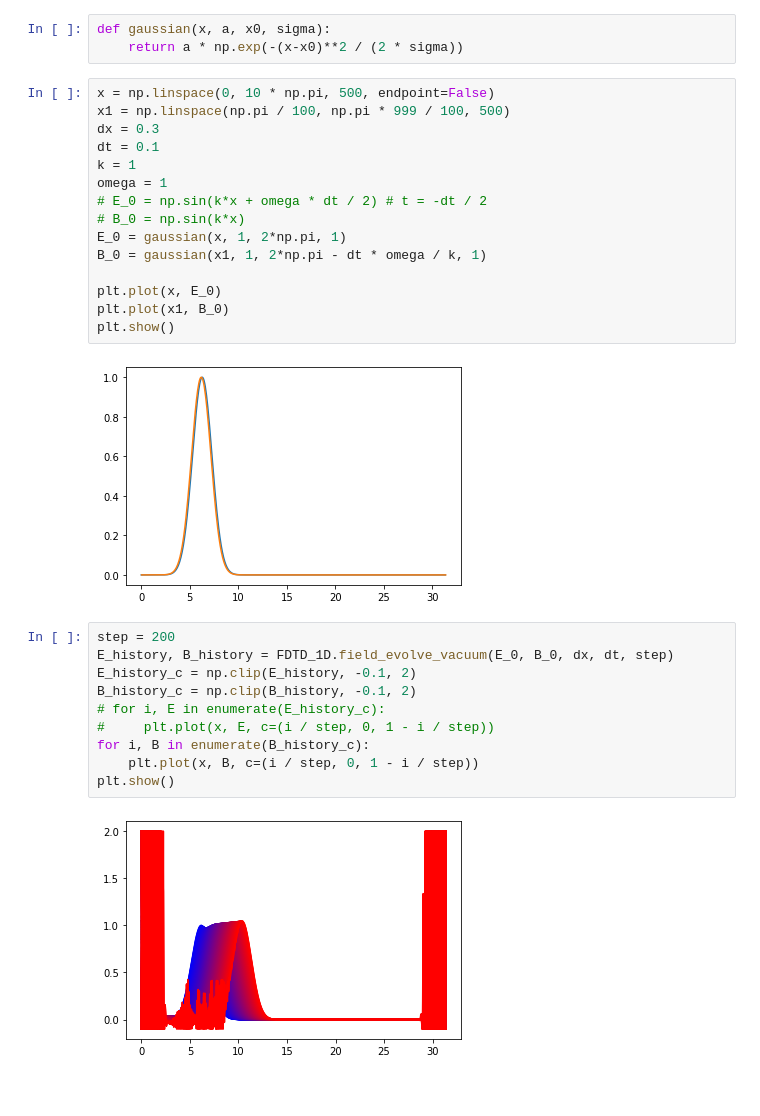
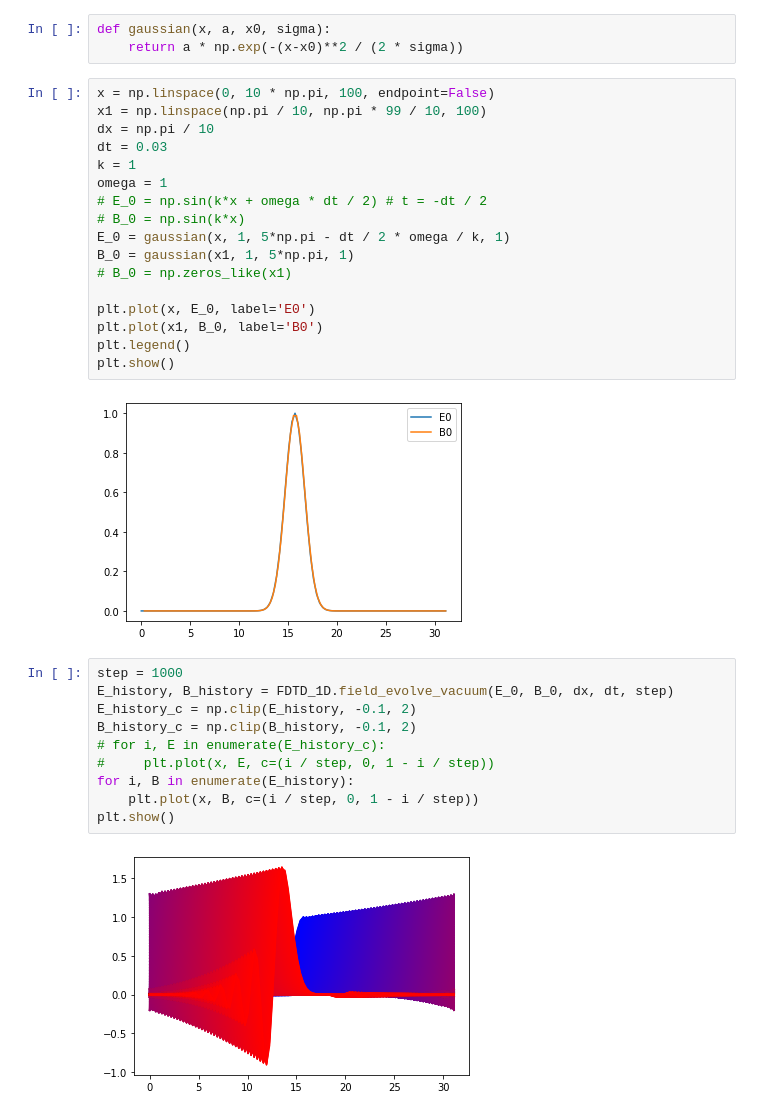
Before and after one commit to robinzhang24/YeeEM, a Jupyter notebook: scrach.ipynb, the cells around one changed output. Saved outputs shown, nothing was run; the diff lists cells and outputs as text.

```diff
--- a/scrach.ipynb
+++ b/scrach.ipynb
@@ -6,31 +6,33 @@ import FDTD_1D
 def gaussian(x, a, x0, sigma):
     return a * np.exp(-(x-x0)**2 / (2 * sigma))
 # %%
-x = np.linspace(0, 10 * np.pi, 500, endpoint=False)
-x1 = np.linspace(np.pi / 100, np.pi * 999 / 100, 500)
-dx = 0.3
-dt = 0.1
+x = np.linspace(0, 10 * np.pi, 100, endpoint=False)
+x1 = np.linspace(np.pi / 10, np.pi * 99 / 10, 100)
+dx = np.pi / 10
+dt = 0.03
 k = 1
 omega = 1
 # E_0 = np.sin(k*x + omega * dt / 2) # t = -dt / 2
 # B_0 = np.sin(k*x)
-E_0 = gaussian(x, 1, 2*np.pi, 1)
-B_0 = gaussian(x1, 1, 2*np.pi - dt * omega / k, 1)
+E_0 = gaussian(x, 1, 5*np.pi - dt / 2 * omega / k, 1)
+B_0 = gaussian(x1, 1, 5*np.pi, 1)
+# B_0 = np.zeros_like(x1)
 
-plt.plot(x, E_0)
-plt.plot(x1, B_0)
+plt.plot(x, E_0, label='E0')
+plt.plot(x1, B_0, label='B0')
+plt.legend()
 plt.show()
 # %% [output]
-[figure, old version]
+[figure, new version]
 # %%
-step = 200
+step = 1000
 E_history, B_history = FDTD_1D.field_evolve_vacuum(E_0, B_0, dx, dt, step)
 E_history_c = np.clip(E_history, -0.1, 2)
 B_history_c = np.clip(B_history, -0.1, 2)
 # for i, E in enumerate(E_history_c):
 #     plt.plot(x, E, c=(i / step, 0, 1 - i / step))
-for i, B in enumerate(B_history_c):
+for i, B in enumerate(E_history):
     plt.plot(x, B, c=(i / step, 0, 1 - i / step))
 plt.show()
 # %% [output]
-[figure, old version]
+[figure, new version]
```
